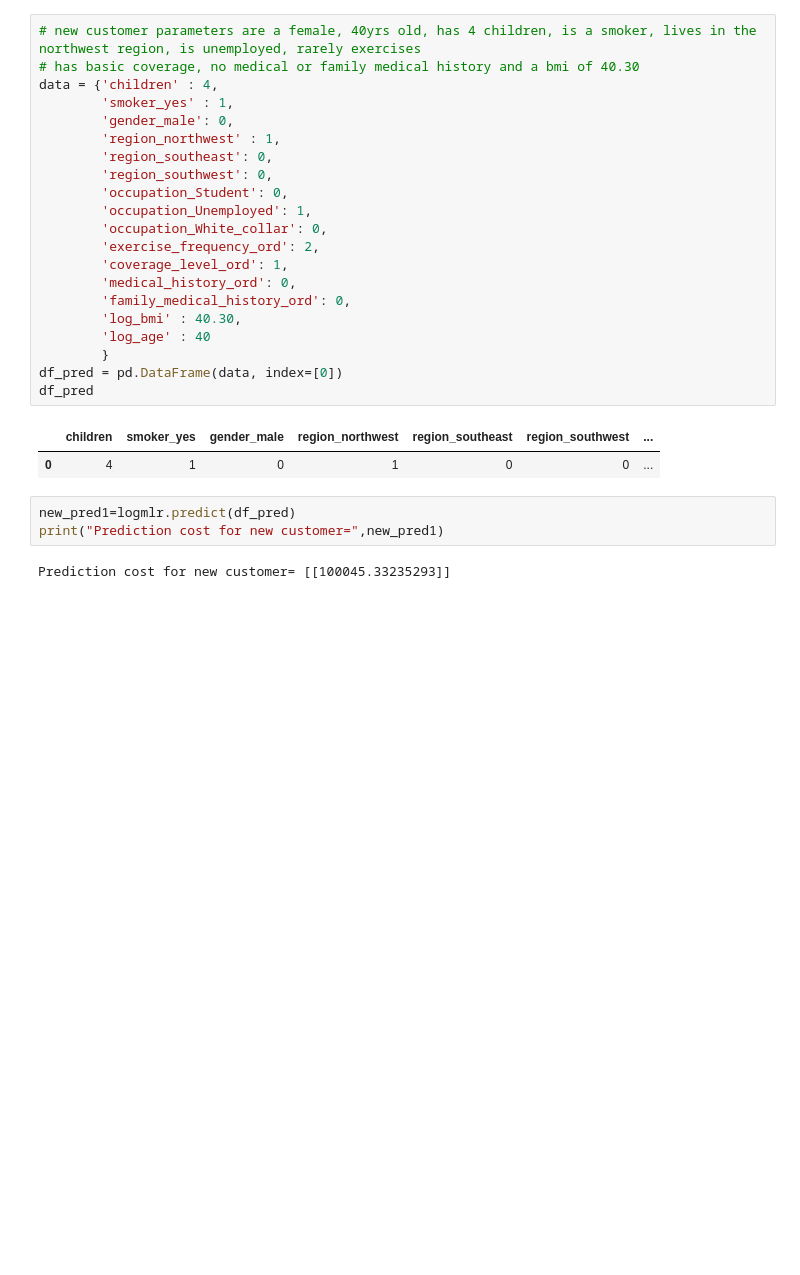
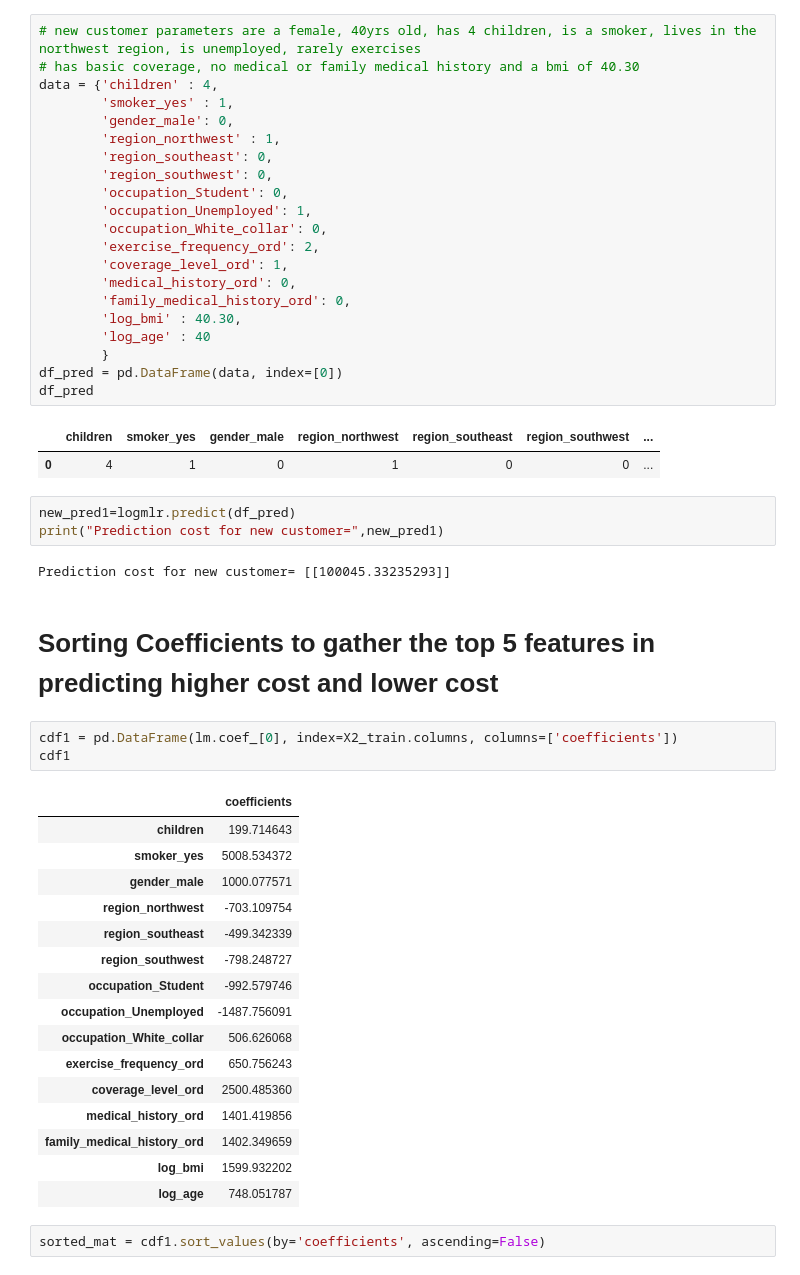
Before and after one commit to tisa-y/Capstone, a Jupyter notebook: Insurance_prediction_final.ipynb, the cells around one changed output. Drawn from its saved outputs; the diff is of its cells as text; blank space fills up the shorter version.

```diff
--- a/Insurance_prediction_final.ipynb
+++ b/Insurance_prediction_final.ipynb
@@ -596,8 +597,32 @@ df_pred
 # %% [output]
 |  | children | smoker_yes | gender_male | region_northwest | region_southeast | region_southwest | ... |
 | 0 | 4 | 1 | 0 | 1 | 0 | 0 | ... |
-# %%
-new_pred1=logmlr.predict(df_pred)
-print("Prediction cost for new customer=",new_pred1)
-# %% [output]
-Prediction cost for new customer= [[100045.33235293]]
+# %%
+new_pred1=logmlr.predict(df_pred)
+print("Prediction cost for new customer=",new_pred1)
+# %% [output]
+Prediction cost for new customer= [[100045.33235293]]
+# %% [markdown]
+# Sorting Coefficients to gather the top 5 features in predicting higher cost and lower cost
+# %%
+cdf1 = pd.DataFrame(lm.coef_[0], index=X2_train.columns, columns=['coefficients'])
+cdf1
+# %% [output]
+|  | coefficients |
+| children | 199.714643 |
+| smoker_yes | 5008.534372 |
+| gender_male | 1000.077571 |
+| region_northwest | -703.109754 |
+| region_southeast | -499.342339 |
+| region_southwest | -798.248727 |
+| occupation_Student | -992.579746 |
+| occupation_Unemployed | -1487.756091 |
+| occupation_White_collar | 506.626068 |
+| exercise_frequency_ord | 650.756243 |
+| coverage_level_ord | 2500.485360 |
+| medical_history_ord | 1401.419856 |
+| family_medical_history_ord | 1402.349659 |
+| log_bmi | 1599.932202 |
+| log_age | 748.051787 |
+# %%
+sorted_mat = cdf1.sort_values(by='coefficients', ascending=False)
```
Also changed, not shown: parts of 37 cells of this notebook.
